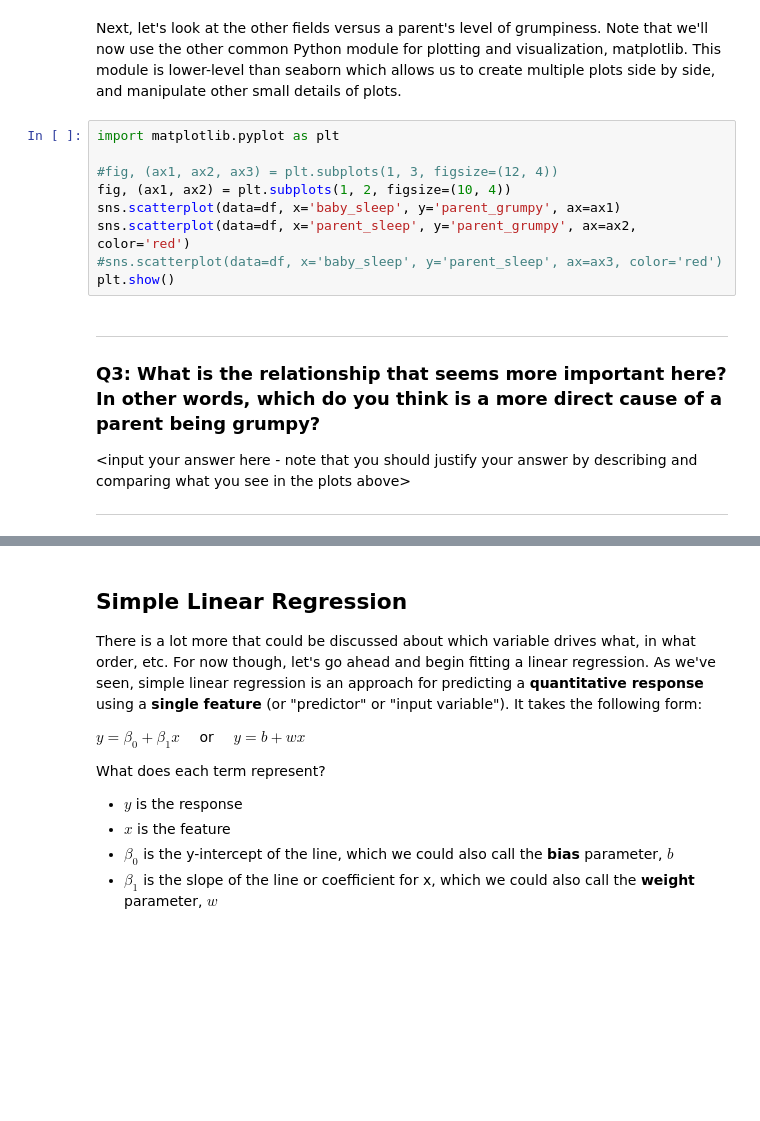
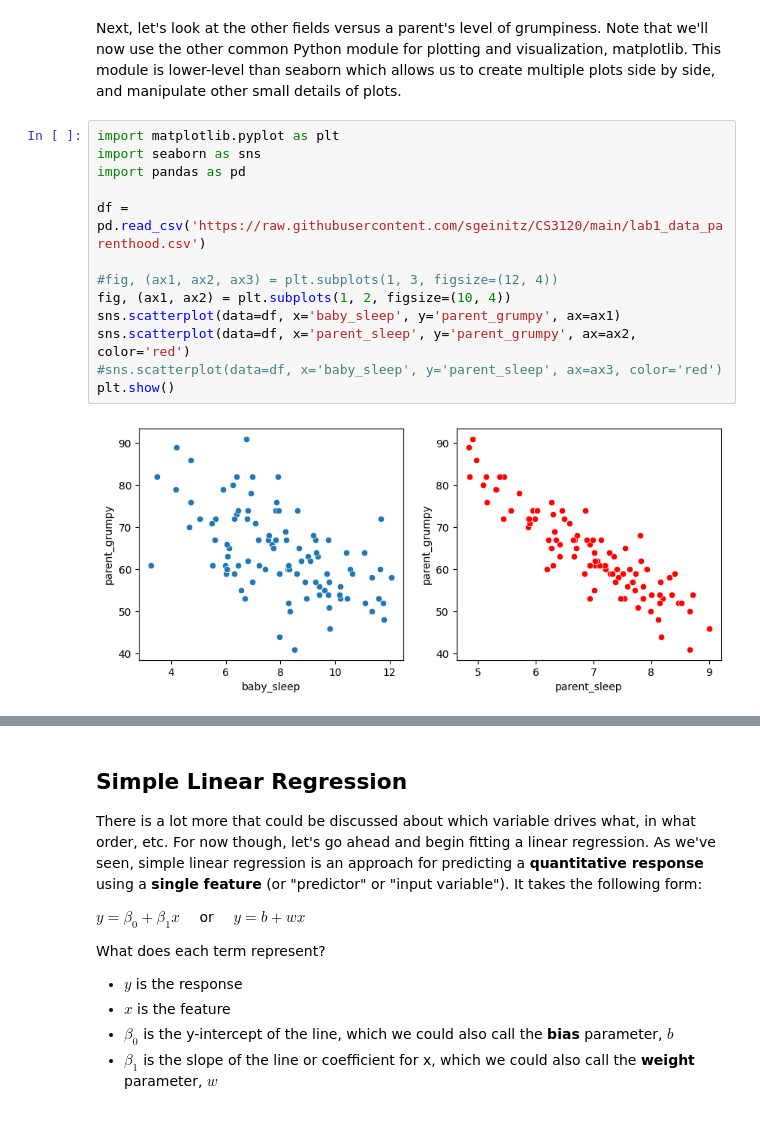
Before and after one commit to lifeoflifu/cs3120-assign2, a Jupyter notebook: linear_regression_lab.ipynb, the cells around one changed output, grey strips where cells are left out. Drawn from its saved outputs; the diff is of its cells as text; blank space fills up the shorter version.

```diff
--- a/linear_regression_lab.ipynb
+++ b/linear_regression_lab.ipynb
@@ -90,17 +90,16 @@ sns.scatterplot(data=df, x='day', y='parent_grumpy')
 Next, let's look at the other fields versus a parent's level of grumpiness. Note that we'll now use the other common Python module for plotting and visualization, matplotlib. This module is lower-level than seaborn which allows us to create multiple plots side by side, and manipulate other small details of plots.
 # %%
 import matplotlib.pyplot as plt
+import seaborn as sns
+import pandas as pd
+
+df = pd.read_csv('https://raw.githubusercontent.com/sgeinitz/CS3120/main/lab1_data_parenthood.csv')
 
 #fig, (ax1, ax2, ax3) = plt.subplots(1, 3, figsize=(12, 4))
 fig, (ax1, ax2) = plt.subplots(1, 2, figsize=(10, 4))
 sns.scatterplot(data=df, x='baby_sleep', y='parent_grumpy', ax=ax1)
 sns.scatterplot(data=df, x='parent_sleep', y='parent_grumpy', ax=ax2, color='red')
 #sns.scatterplot(data=df, x='baby_sleep', y='parent_sleep', ax=ax3, color='red')
 plt.show()
+# %% [output]
+[figure, added]
-# %% [markdown]
-***
-### Q3: What is the relationship that seems more important here? In other words, which do you think is a more direct cause of a parent being grumpy?
-
-\<input your answer here - note that you should justify your answer by describing and comparing what you see in the plots above\>
-
-***
```
Also changed, not shown: parts of 3 cells of this notebook.
